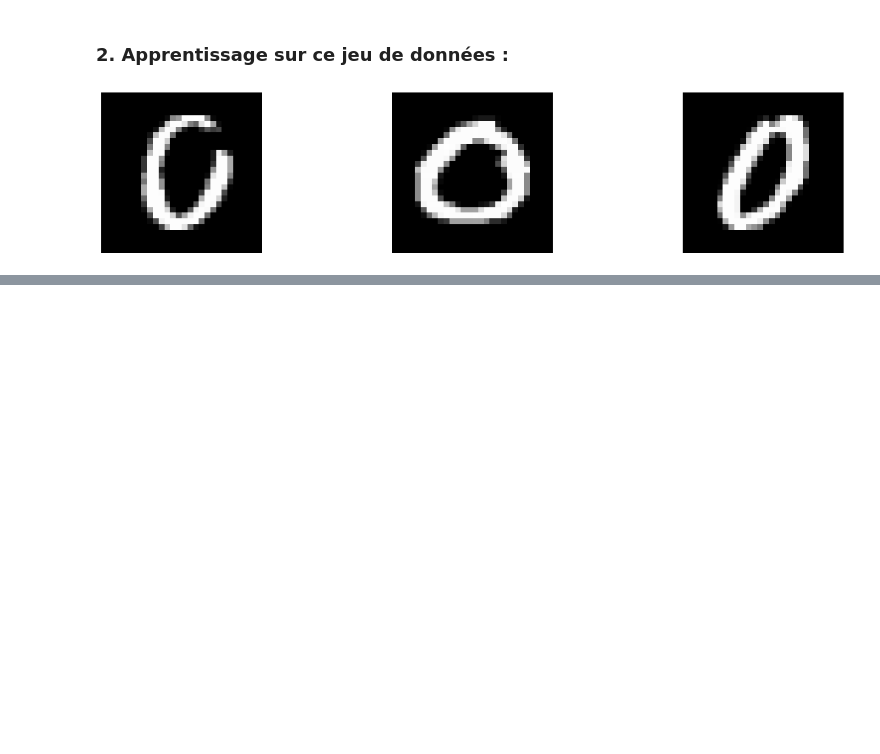
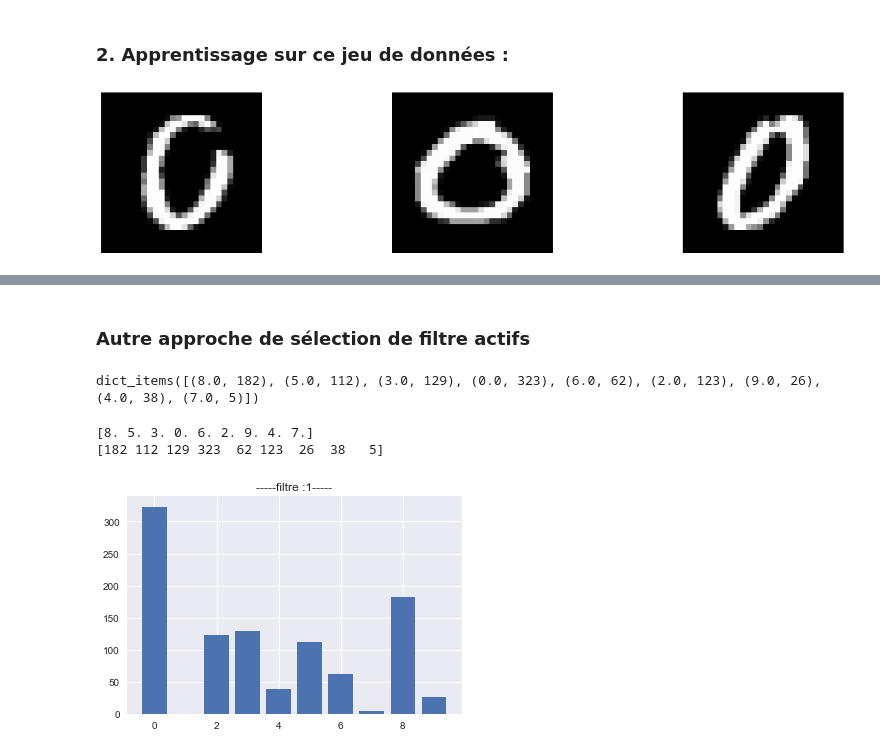
Before and after one commit to rgear/projet_BE, a Jupyter notebook: Mnist_intermediaire.ipynb, the cells around one changed output, grey strips where cells are left out. Saved outputs shown, nothing was run; the diff lists cells and outputs as text; code cells hidden in the pictures; blank space fills up the shorter version.

```diff
--- a/Mnist_intermediaire.ipynb
+++ b/Mnist_intermediaire.ipynb
@@ -576,3 +566,55 @@ x
 # elements are stor ed as dictionary keys and their counts are stored as dictionary values.
 # %%
 x.items() # elle nous permet d'acceder aux items du dictionnaire
+# %% [markdown]
+### Autre approche de sélection de filtre actifs
+# %%
+def filter_i_all_sample(i,imgs,l):
+    shape = np.shape(imgs)[0] # Nombre d'image
+    vect_norm = np.zeros(shape)
+    for j in range(shape): # Parcours toutes les images
+        vect_norm[j] = npl.norm(imgs[j,:,:,i])# Calcule la norme du filtre i pour chacune des images.
+        #print(vect_norm[j])
+
+    index = np.argsort(vect_norm) #ordonne la norme de chacune des images dans l'ordre croissant
+    index_l = int(l*shape) # on cherche l'indice limite tel que l'on garde que  l% des valeurs de normes les plus importants.
+    active_index = index[index_l:] # #on sélectionne les indices des normes les plus grandes (des filtres actifs)
+
+    return active_index,vect_norm
+# %%
+# Il me faut une fonction qui me compte pour chaque label combien de fois le filtre i a été activé
+
+# Cette première fonction permet d'associer à chacun index le label correspondant et compte
+# pour chaque label combien de fois le filtre i a été activé
+def index_to_label(active_index,data):
+    shape = len(active_index)
+    label_set = np.zeros(shape)
+    for (k,i) in enumerate (active_index) :
+        label_set[k] = data.values[i,-1]
+    occurence = collections.Counter(label_set)
+    return label_set,occurence
+# %%
+# Tests des deux fonctions précédentes
+x,v = filter_i_all_sample(1,Conv2D_1_imgs,0.9)
+ls,o = index_to_label(x,Dtest)
+print(o.items())
+
+for k,i in enumerate(x):
+    y = Dtest.values[i,-1]-ls[k]
+# %% [output]
+dict_items([(8.0, 182), (5.0, 112), (3.0, 129), (0.0, 323), (6.0, 62), (2.0, 123), (9.0, 26), (4.0, 38), (7.0, 5)])
+# %%
+A = np.zeros(10)
+f,a = conversion(o)
+print(f)
+print(a)
+# %% [output]
+[8. 5. 3. 0. 6. 2. 9. 4. 7.]
+[182 112 129 323  62 123  26  38   5]
+# %%
+
+plt.bar(f,a)
+plt.title("-----filtre :"+str(1)+"-----")
+plt.show()
+# %% [output]
+[figure, added]
```
Also changed, not shown: parts of 17 cells of this notebook.
